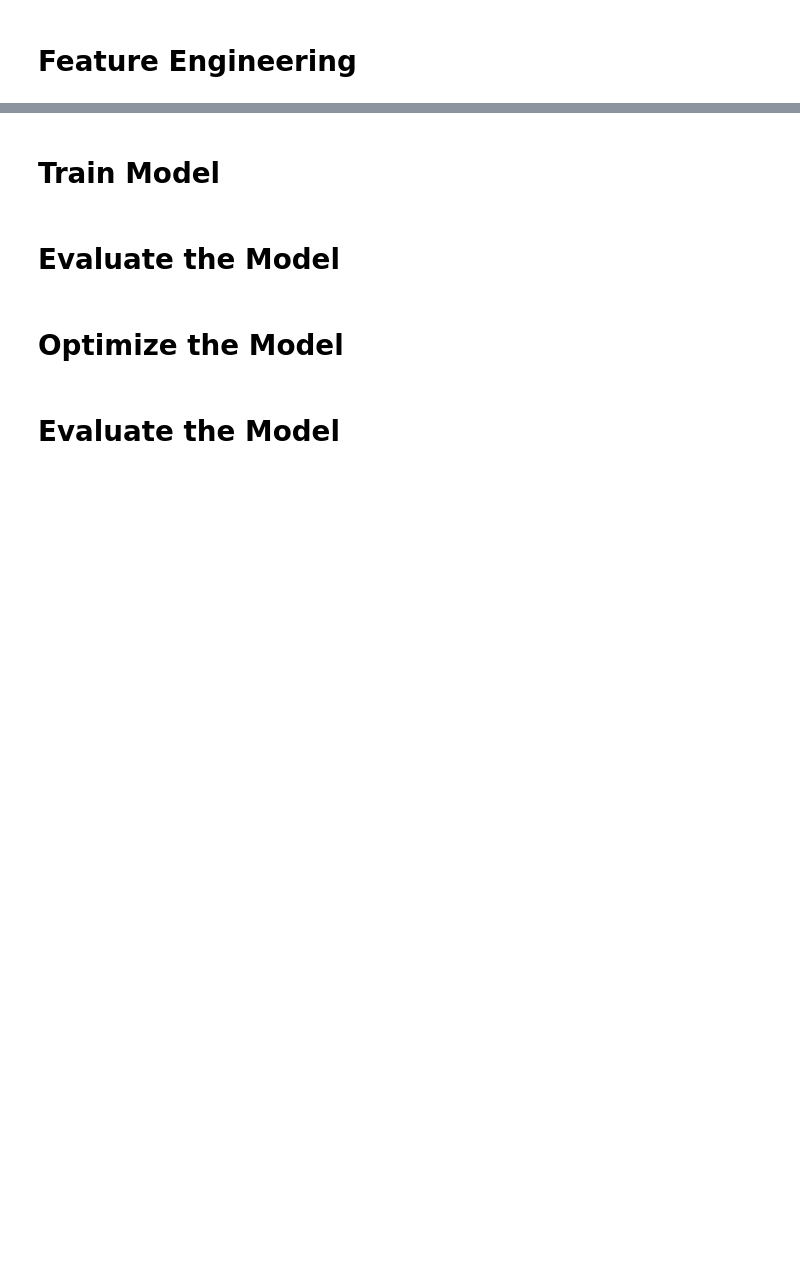
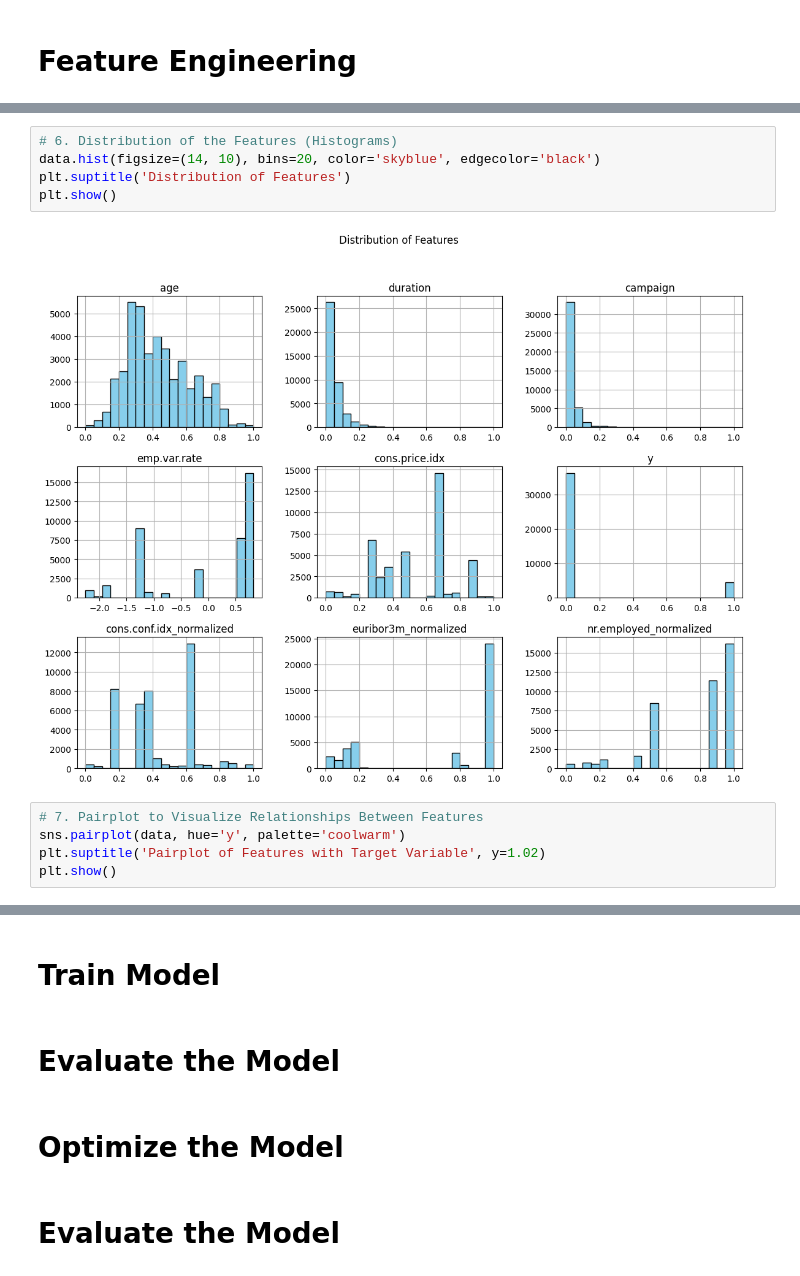
Before and after one commit to vihanga-induwara/CM2604-CW-Bank-Marketing, a Jupyter notebook: Bank Marketing.ipynb, the cells around one changed output, grey strips where cells are left out. Cells and saved outputs as stored; diff of their text form; blank space fills up the shorter version.

```diff
--- a/Bank Marketing.ipynb
+++ b/Bank Marketing.ipynb
@@ -1357,0 +1563,12 @@ print(data.head(5))
+# %%
+# 6. Distribution of the Features (Histograms)
+data.hist(figsize=(14, 10), bins=20, color='skyblue', edgecolor='black')
+plt.suptitle('Distribution of Features')
+plt.show()
+# %% [output]
+[figure, added]
+# %%
+# 7. Pairplot to Visualize Relationships Between Features
+sns.pairplot(data, hue='y', palette='coolwarm')
+plt.suptitle('Pairplot of Features with Target Variable', y=1.02)
+plt.show()
```
Also changed, not shown: parts of 59 cells of this notebook.
